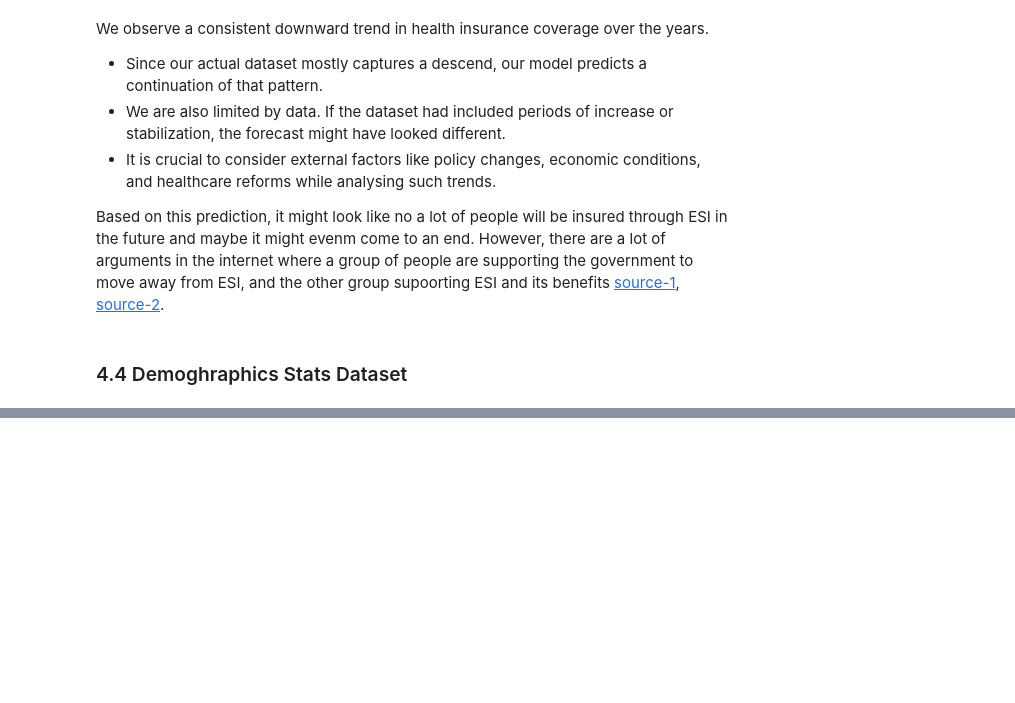
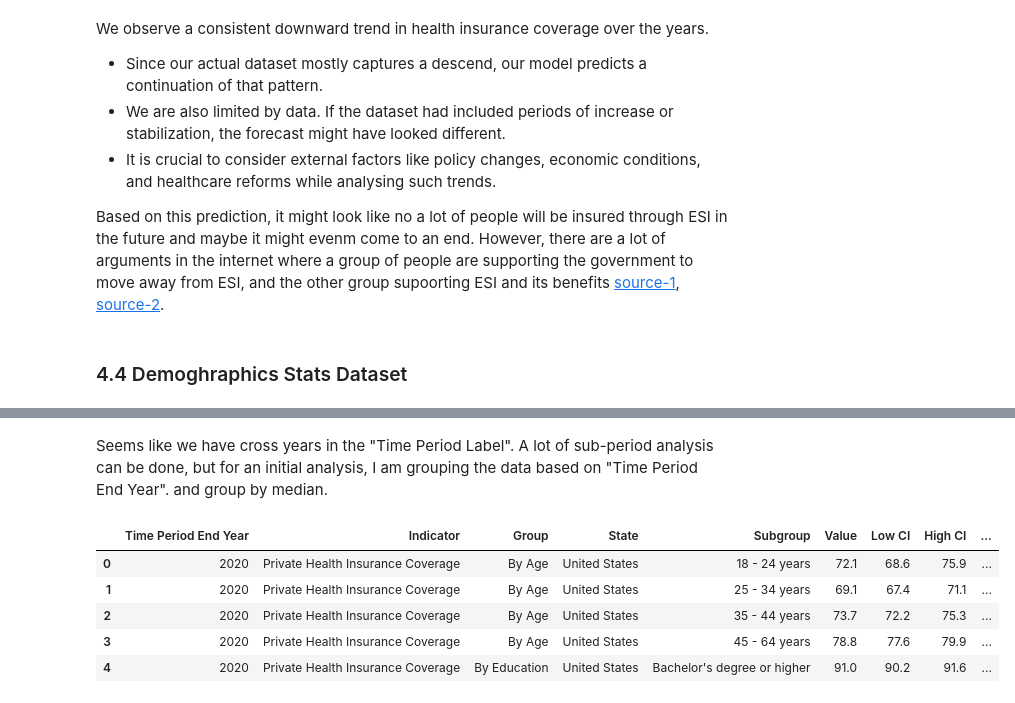
Before and after one commit to parvatijay2901/InsurIQ-Data-RAG-Dashboard, a Jupyter notebook: EDA/N2_Data-analysis.ipynb, the cells around one changed output, grey strips where cells are left out. Saved outputs shown, nothing was run; the diff lists cells and outputs as text; code cells hidden in the pictures; blank space fills up the shorter version.

```diff
--- a/EDA/N2_Data-analysis.ipynb
+++ b/EDA/N2_Data-analysis.ipynb
@@ -812,0 +835,2 @@ df_demographics_stats
+# %% [markdown]
+Seems like we have cross years in the "Time Period Label". A lot of sub-period analysis can be done, but for an initial analysis, I am grouping the data based on "Time Period End Year". and group by median.
@@ -812,0 +840,13 @@ df_demographics_stats
+# %%
+columns_to_groupby = ['Time Period End Year', 'Indicator', 'Group', 'State', 'Subgroup']
+columns_to_agg = ["Value", "Low CI", "High CI", "Quartile_low_range", "Quartile_high_range", "Quartile Number"]
+
+df_demographics_stats_grouped = df_demographics_stats.groupby(columns_to_groupby)[columns_to_agg].agg('median').reset_index()
+df_demographics_stats_grouped.head()
+# %% [output]
+|  | Time Period End Year | Indicator | Group | State | Subgroup | Value | Low CI | High CI | ... |
+| 0 | 2020 | Private Health Insurance Coverage | By Age | United States | 18 - 24 years | 72.1 | 68.6 | 75.9 | ... |
+| 1 | 2020 | Private Health Insurance Coverage | By Age | United States | 25 - 34 years | 69.1 | 67.4 | 71.1 | ... |
+| 2 | 2020 | Private Health Insurance Coverage | By Age | United States | 35 - 44 years | 73.7 | 72.2 | 75.3 | ... |
+| 3 | 2020 | Private Health Insurance Coverage | By Age | United States | 45 - 64 years | 78.8 | 77.6 | 79.9 | ... |
+| 4 | 2020 | Private Health Insurance Coverage | By Education | United States | Bachelor's degree or higher | 91.0 | 90.2 | 91.6 | ... |
```
Also changed, not shown: parts of 12 cells of this notebook.
